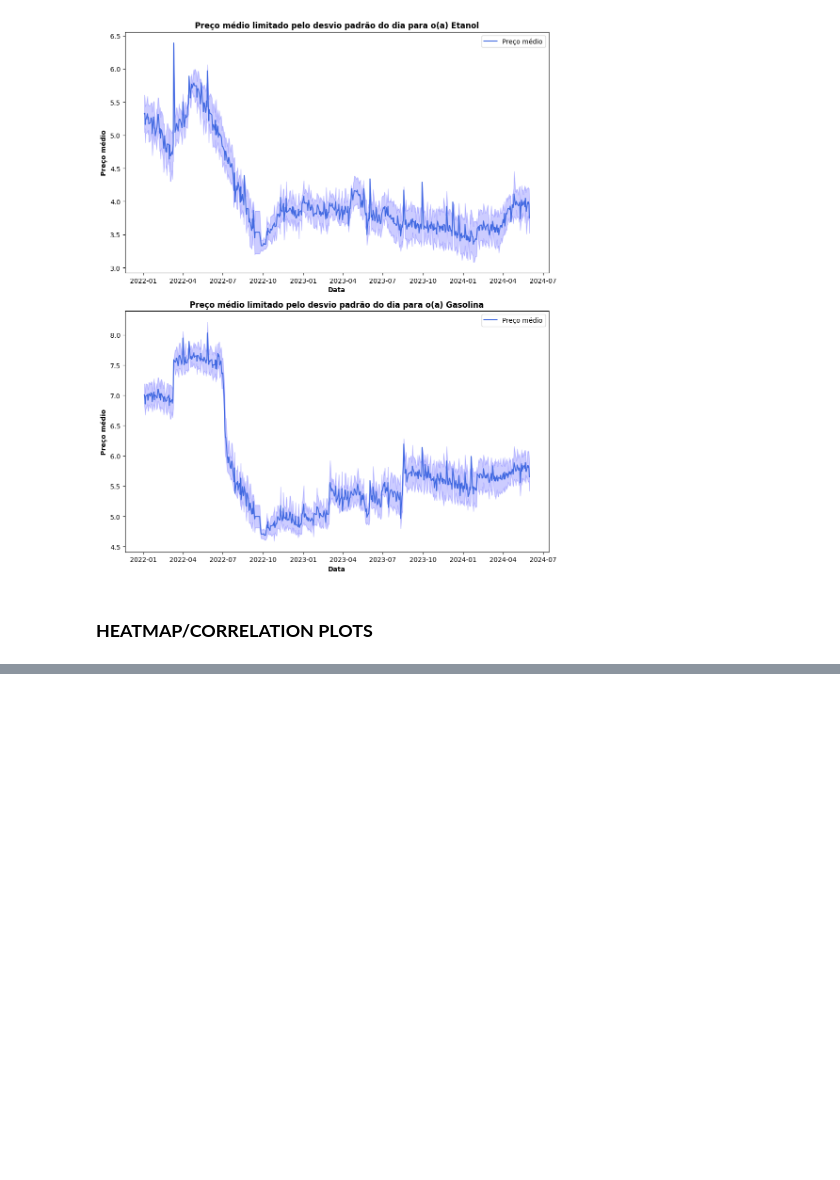
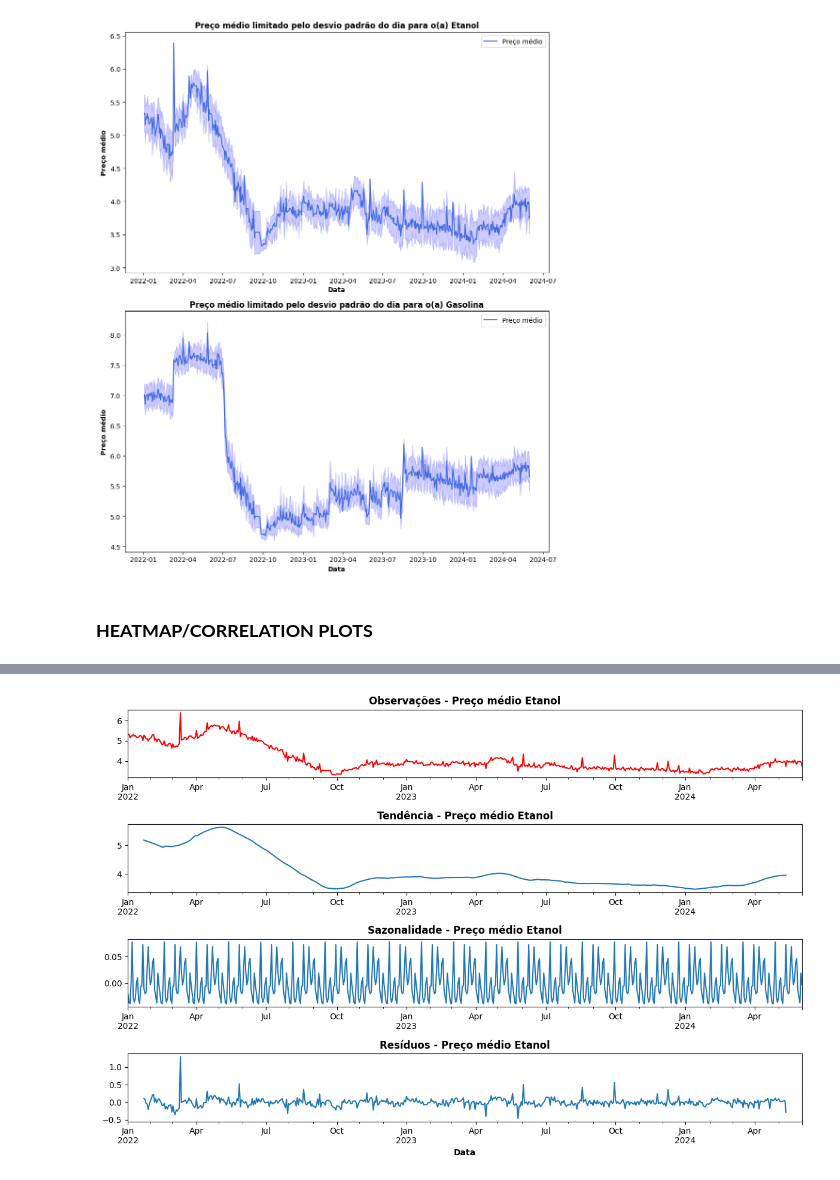
Before and after one commit to emanuel-brandao15/fuel-prices-forecast-brazil-mg, a Jupyter notebook: fuel_timeseries.ipynb, the cells around one changed output, grey strips where cells are left out. Saved outputs shown, nothing was run; the diff lists cells and outputs as text; code cells hidden in the pictures; blank space fills up the shorter version.

```diff
--- a/fuel_timeseries.ipynb
+++ b/fuel_timeseries.ipynb
@@ -546,0 +567,30 @@ plt.show()
+# %%
+indexed_etanol = df_etanol.set_index('data')
+indexed_gas = df_gasolina.set_index('data')
+sd_etanol = seasonal_decompose(indexed_etanol['preco_medio'], model='additive', period=30)
+sd_gas = seasonal_decompose(indexed_gas['preco_medio'], model='additive', period=30)
+# %%
+### SEASONAL DECOMPOSE SÉRIE ETANOL
+fig, ax = plt.subplots(4,1, figsize=(12,8))
+
+sd_etanol.observed.plot(ax=ax[0], color='red')
+ax[0].set_title('Observações - Preço médio Etanol', fontweight='bold')
+ax[0].set_xlabel('')
+
+sd_etanol.trend.plot(ax=ax[1])
+ax[1].set_title('Tendência - Preço médio Etanol', fontweight='bold')
+ax[1].set_xlabel('')
+
+sd_etanol.seasonal.plot(ax=ax[2])
+ax[2].set_title('Sazonalidade - Preço médio Etanol', fontweight='bold')
+ax[2].set_xlabel('')
+
+sd_etanol.resid.plot(ax=ax[3])
+ax[3].set_title('Resíduos - Preço médio Etanol', fontweight='bold')
+ax[3].set_xlabel('Data', fontweight='bold')
+
+
+plt.tight_layout()
+plt.show()
+# %% [output]
+[figure, added]
```
Also changed, not shown: parts of 13 cells of this notebook, 1 other file.
